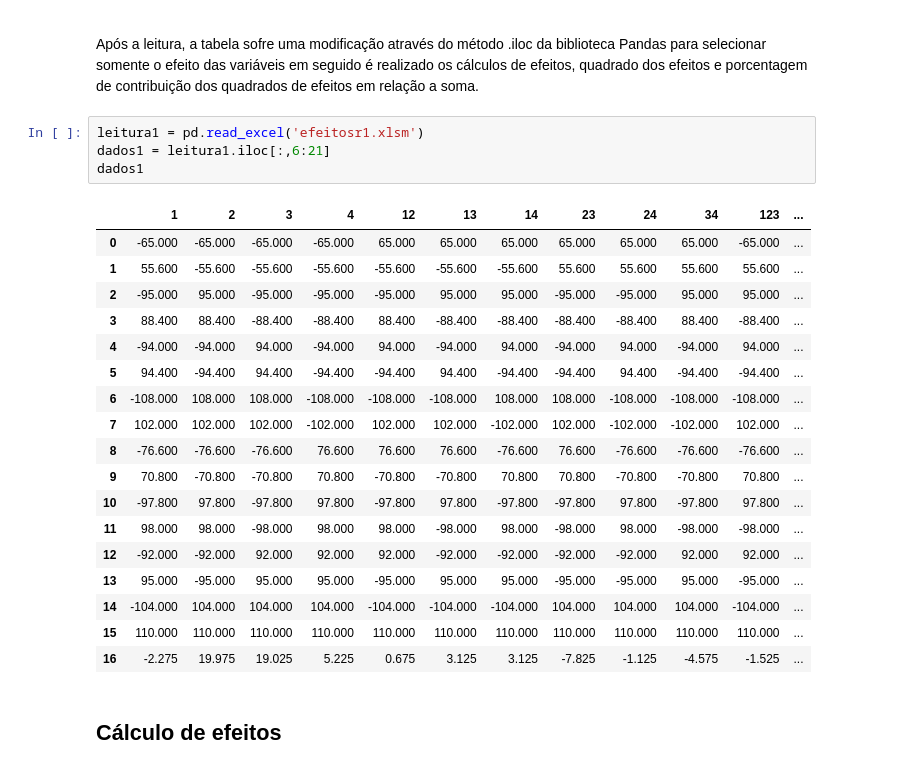
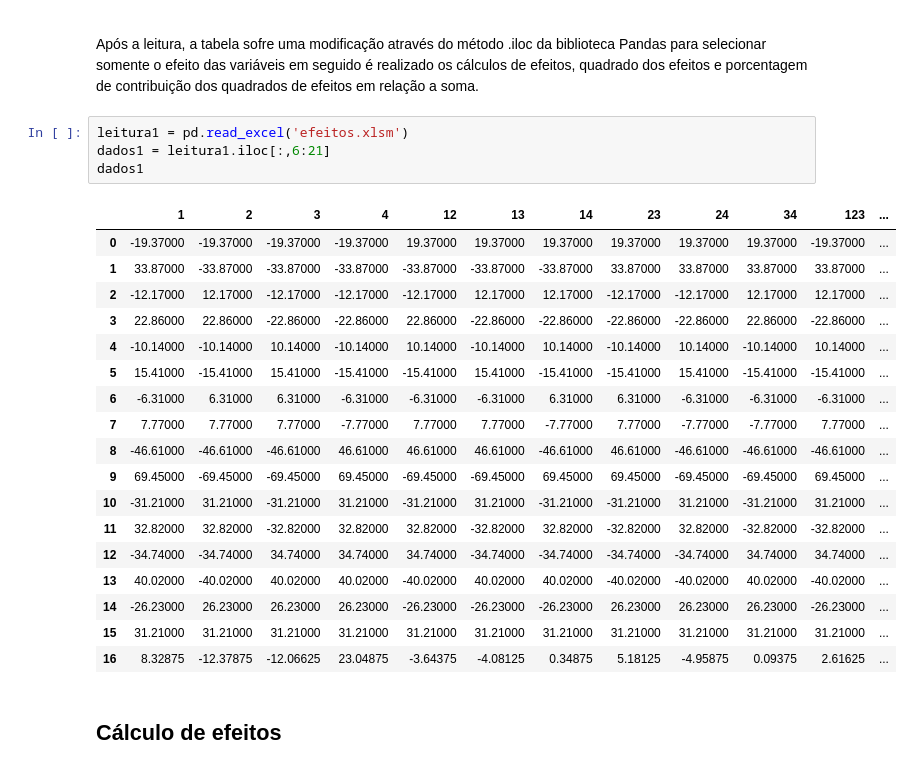
Before and after one commit to AndreSimao-alms/Planejamento-Fatorial-Completo, a Jupyter notebook: Planejamento_Fatorial_Completo.ipynb, the cells around one changed output. Cells and saved outputs as stored; diff of their text form.

```diff
--- a/Planejamento_Fatorial_Completo.ipynb
+++ b/Planejamento_Fatorial_Completo.ipynb
@@ -40,28 +41,28 @@ Figura 1. Modelo de tabela recebida pelo arquivo 'efeitos.xlsm'.
  \
 Após a leitura, a tabela sofre uma modificação através do método .iloc da biblioteca Pandas para selecionar somente o efeito das variáveis em seguido é realizado os cálculos de efeitos, quadrado dos efeitos e porcentagem de contribuição dos quadrados de efeitos em relação a soma.
 # %%
-leitura1 = pd.read_excel('efeitosr1.xlsm')
+leitura1 = pd.read_excel('efeitos.xlsm')
 dados1 = leitura1.iloc[:,6:21]
 dados1
 # %% [output]
 |  | 1 | 2 | 3 | 4 | 12 | 13 | 14 | 23 | 24 | 34 | 123 | ... |
-| 0 | -65.000 | -65.000 | -65.000 | -65.000 | 65.000 | 65.000 | 65.000 | 65.000 | 65.000 | 65.000 | -65.000 | ... |
-| 1 | 55.600 | -55.600 | -55.600 | -55.600 | -55.600 | -55.600 | -55.600 | 55.600 | 55.600 | 55.600 | 55.600 | ... |
-| 2 | -95.000 | 95.000 | -95.000 | -95.000 | -95.000 | 95.000 | 95.000 | -95.000 | -95.000 | 95.000 | 95.000 | ... |
-| 3 | 88.400 | 88.400 | -88.400 | -88.400 | 88.400 | -88.400 | -88.400 | -88.400 | -88.400 | 88.400 | -88.400 | ... |
-| 4 | -94.000 | -94.000 | 94.000 | -94.000 | 94.000 | -94.000 | 94.000 | -94.000 | 94.000 | -94.000 | 94.000 | ... |
-| 5 | 94.400 | -94.400 | 94.400 | -94.400 | -94.400 | 94.400 | -94.400 | -94.400 | 94.400 | -94.400 | -94.400 | ... |
-| 6 | -108.000 | 108.000 | 108.000 | -108.000 | -108.000 | -108.000 | 108.000 | 108.000 | -108.000 | -108.000 | -108.000 | ... |
-| 7 | 102.000 | 102.000 | 102.000 | -102.000 | 102.000 | 102.000 | -102.000 | 102.000 | -102.000 | -102.000 | 102.000 | ... |
-| 8 | -76.600 | -76.600 | -76.600 | 76.600 | 76.600 | 76.600 | -76.600 | 76.600 | -76.600 | -76.600 | -76.600 | ... |
-| 9 | 70.800 | -70.800 | -70.800 | 70.800 | -70.800 | -70.800 | 70.800 | 70.800 | -70.800 | -70.800 | 70.800 | ... |
-| 10 | -97.800 | 97.800 | -97.800 | 97.800 | -97.800 | 97.800 | -97.800 | -97.800 | 97.800 | -97.800 | 97.800 | ... |
-| 11 | 98.000 | 98.000 | -98.000 | 98.000 | 98.000 | -98.000 | 98.000 | -98.000 | 98.000 | -98.000 | -98.000 | ... |
-| 12 | -92.000 | -92.000 | 92.000 | 92.000 | 92.000 | -92.000 | -92.000 | -92.000 | -92.000 | 92.000 | 92.000 | ... |
-| 13 | 95.000 | -95.000 | 95.000 | 95.000 | -95.000 | 95.000 | 95.000 | -95.000 | -95.000 | 95.000 | -95.000 | ... |
-| 14 | -104.000 | 104.000 | 104.000 | 104.000 | -104.000 | -104.000 | -104.000 | 104.000 | 104.000 | 104.000 | -104.000 | ... |
-| 15 | 110.000 | 110.000 | 110.000 | 110.000 | 110.000 | 110.000 | 110.000 | 110.000 | 110.000 | 110.000 | 110.000 | ... |
-| 16 | -2.275 | 19.975 | 19.025 | 5.225 | 0.675 | 3.125 | 3.125 | -7.825 | -1.125 | -4.575 | -1.525 | ... |
+| 0 | -19.37000 | -19.37000 | -19.37000 | -19.37000 | 19.37000 | 19.37000 | 19.37000 | 19.37000 | 19.37000 | 19.37000 | -19.37000 | ... |
+| 1 | 33.87000 | -33.87000 | -33.87000 | -33.87000 | -33.87000 | -33.87000 | -33.87000 | 33.87000 | 33.87000 | 33.87000 | 33.87000 | ... |
+| 2 | -12.17000 | 12.17000 | -12.17000 | -12.17000 | -12.17000 | 12.17000 | 12.17000 | -12.17000 | -12.17000 | 12.17000 | 12.17000 | ... |
+| 3 | 22.86000 | 22.86000 | -22.86000 | -22.86000 | 22.86000 | -22.86000 | -22.86000 | -22.86000 | -22.86000 | 22.86000 | -22.86000 | ... |
+| 4 | -10.14000 | -10.14000 | 10.14000 | -10.14000 | 10.14000 | -10.14000 | 10.14000 | -10.14000 | 10.14000 | -10.14000 | 10.14000 | ... |
+| 5 | 15.41000 | -15.41000 | 15.41000 | -15.41000 | -15.41000 | 15.41000 | -15.41000 | -15.41000 | 15.41000 | -15.41000 | -15.41000 | ... |
+| 6 | -6.31000 | 6.31000 | 6.31000 | -6.31000 | -6.31000 | -6.31000 | 6.31000 | 6.31000 | -6.31000 | -6.31000 | -6.31000 | ... |
+| 7 | 7.77000 | 7.77000 | 7.77000 | -7.77000 | 7.77000 | 7.77000 | -7.77000 | 7.77000 | -7.77000 | -7.77000 | 7.77000 | ... |
+| 8 | -46.61000 | -46.61000 | -46.61000 | 46.61000 | 46.61000 | 46.61000 | -46.61000 | 46.61000 | -46.61000 | -46.61000 | -46.61000 | ... |
+| 9 | 69.45000 | -69.45000 | -69.45000 | 69.45000 | -69.45000 | -69.45000 | 69.45000 | 69.45000 | -69.45000 | -69.45000 | 69.45000 | ... |
+| 10 | -31.21000 | 31.21000 | -31.21000 | 31.21000 | -31.21000 | 31.21000 | -31.21000 | -31.21000 | 31.21000 | -31.21000 | 31.21000 | ... |
+| 11 | 32.82000 | 32.82000 | -32.82000 | 32.82000 | 32.82000 | -32.82000 | 32.82000 | -32.82000 | 32.82000 | -32.82000 | -32.82000 | ... |
+| 12 | -34.74000 | -34.74000 | 34.74000 | 34.74000 | 34.74000 | -34.74000 | -34.74000 | -34.74000 | -34.74000 | 34.74000 | 34.74000 | ... |
+| 13 | 40.02000 | -40.02000 | 40.02000 | 40.02000 | -40.02000 | 40.02000 | 40.02000 | -40.02000 | -40.02000 | 40.02000 | -40.02000 | ... |
+| 14 | -26.23000 | 26.23000 | 26.23000 | 26.23000 | -26.23000 | -26.23000 | -26.23000 | 26.23000 | 26.23000 | 26.23000 | -26.23000 | ... |
+| 15 | 31.21000 | 31.21000 | 31.21000 | 31.21000 | 31.21000 | 31.21000 | 31.21000 | 31.21000 | 31.21000 | 31.21000 | 31.21000 | ... |
+| 16 | 8.32875 | -12.37875 | -12.06625 | 23.04875 | -3.64375 | -4.08125 | 0.34875 | 5.18125 | -4.95875 | 0.09375 | 2.61625 | ... |
 # %% [markdown]
 ## Cálculo de efeitos
 # %% [markdown]
```
Also changed, not shown: parts of 37 cells of this notebook.
